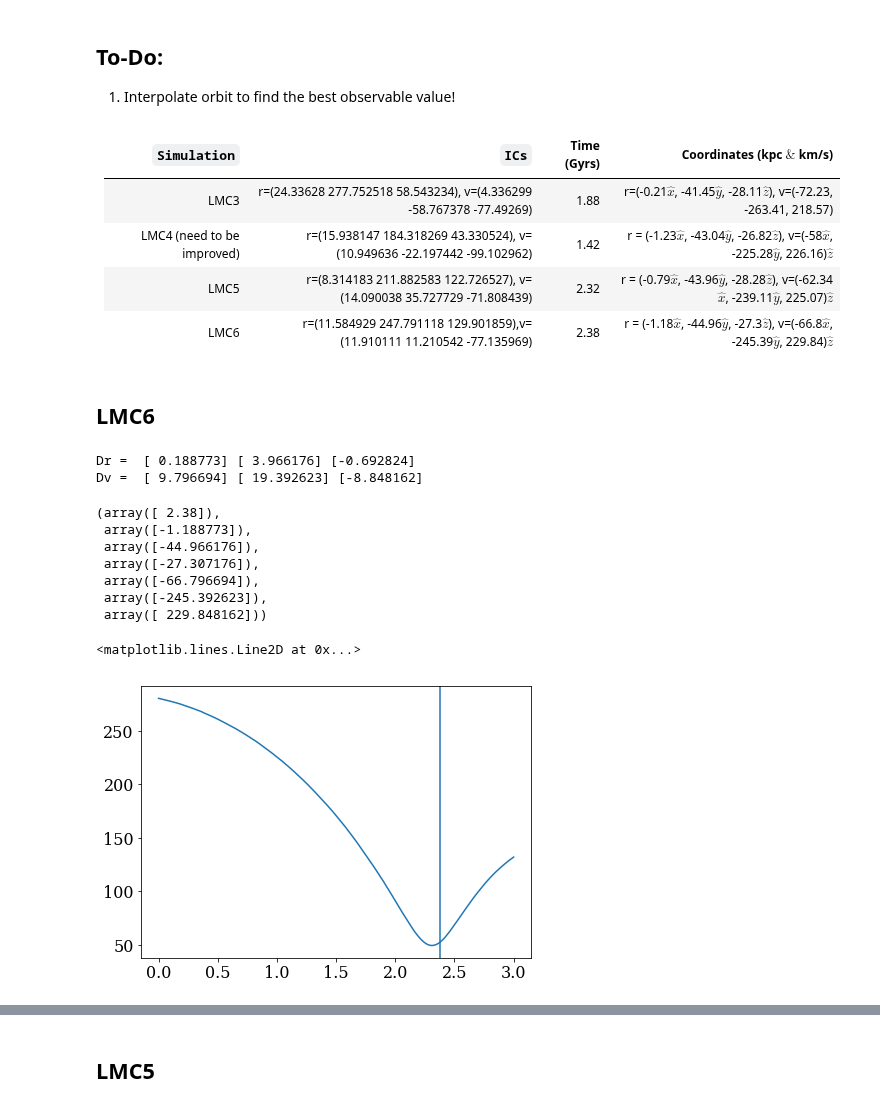
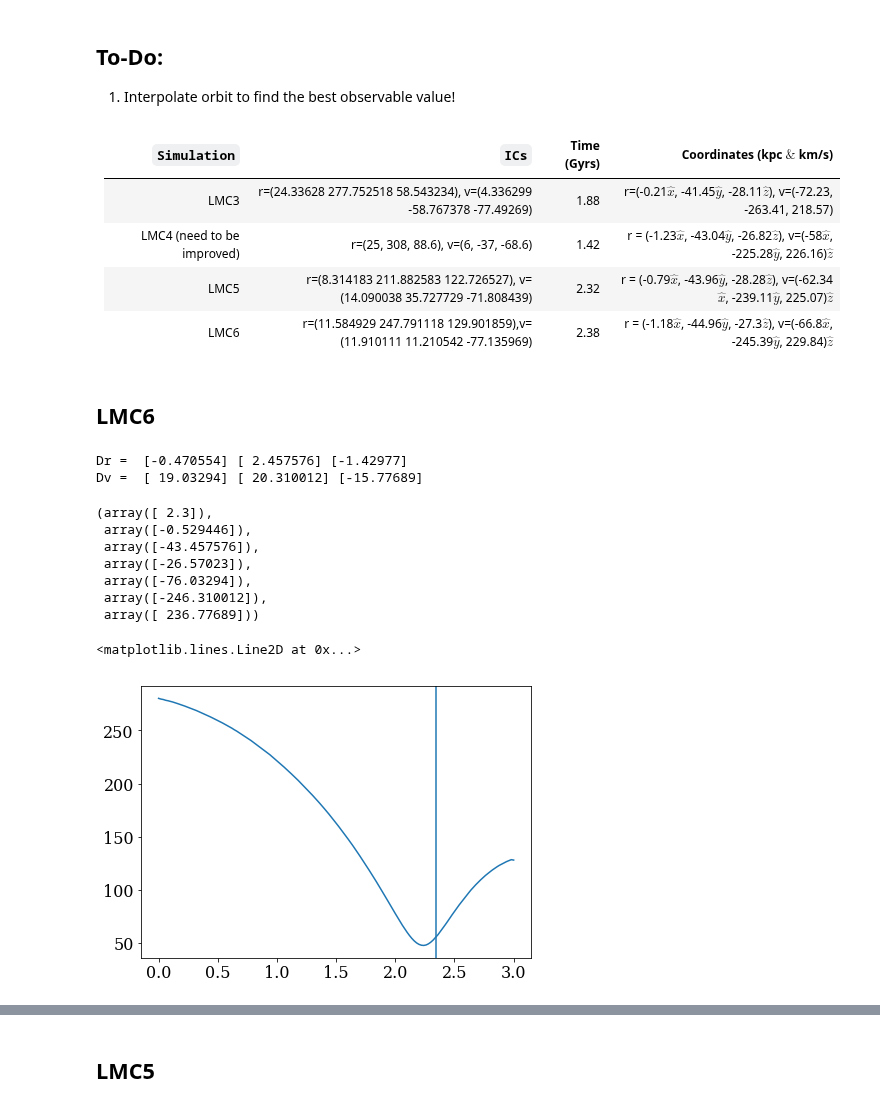
Before and after one commit to jngaravitoc/LMC-MW, a Jupyter notebook: code/LMC_orbit/LMC_orbits.ipynb, the cells around one changed output, grey strips where cells are left out. Cells and saved outputs as stored; diff of their text form; code cells hidden in the pictures.

Commit message:
LMC4 orbit + all orbits plots

```diff
--- a/code/LMC_orbit/LMC_orbits.ipynb
+++ b/code/LMC_orbit/LMC_orbits.ipynb
@@ -18,7 +18,7 @@ Populating the interactive namespace from numpy and matplotlib
 |`Simulation`| `ICs` | Time (Gyrs) | Coordinates (kpc $\&$ km/s)|
 |--------|---------|---------|--------|
 | LMC3 | r=(24.33628 277.752518 58.543234), v=(4.336299 -58.767378 -77.49269) | 1.88  | r=(-0.21$\hat{x}$, -41.45$\hat{y}$, -28.11$\hat{z}$), v=(-72.23, -263.41, 218.57) |
-| LMC4 (need to be improved) | r=(15.938147 184.318269 43.330524), v=(10.949636 -22.197442 -99.102962) | 1.42 | r = (-1.23$\hat{x}$, -43.04$\hat{y}$, -26.82$\hat{z}$), v=(-58$\hat{x}$, -225.28$\hat{y}$, 226.16)$\hat{z}$ |
+| LMC4 (need to be improved) | r=(25, 308, 88.6), v=(6, -37, -68.6) | 1.42 | r = (-1.23$\hat{x}$, -43.04$\hat{y}$, -26.82$\hat{z}$), v=(-58$\hat{x}$, -225.28$\hat{y}$, 226.16)$\hat{z}$ |
 | LMC5 |  r=(8.314183 211.882583 122.726527), v=(14.090038 35.727729 -71.808439)  | 2.32 | r = (-0.79$\hat{x}$, -43.96$\hat{y}$, -28.28$\hat{z}$), v=(-62.34$\hat{x}$, -239.11$\hat{y}$, 225.07)$\hat{z}$  |
 | LMC6 | r=(11.584929 247.791118 129.901859),v=(11.910111 11.210542 -77.135969) | 2.38 | r = (-1.18$\hat{x}$, -44.96$\hat{y}$, -27.3$\hat{z}$), v=(-66.8$\hat{x}$, -245.39$\hat{y}$, 229.84)$\hat{z}$ |
 # %%
@@ -57,25 +57,28 @@ def data_sat(snap_name):
 #Function that reads the N-body simulation orbit
 def reading_Nbody(snap_name):
     data = np.loadtxt('orbits/' + snap_name)
-    time = data[:,0]
-    Rgal = data[:,1]
-    x_sat= data[:,2]
-    y_sat = data[:,3]
-    z_sat = data[:,4]
-    x_gal = data[:,5]
-    y_gal = data[:,6]
-    z_gal = data[:,7]
-    Vgal = data[:,8]
+    #time = data[:,0]
+    #Rgal = data[:,1]
+    x_sat= data[:,6]
+    y_sat = data[:,7]
+    z_sat = data[:,8]
+    x_gal = data[:,0]
+    y_gal = data[:,1]
+    z_gal = data[:,2]
+    #Vgal = data[:,8]
     vx_sat = data[:,9]
     vy_sat = data[:,10]
     vz_sat = data[:,11]
-    vx_gal = data[:,12]
-    vy_gal = data[:,13]
-    vz_gal = data[:,14]
+    vx_gal = data[:,3]
+    vy_gal = data[:,4]
+    vz_gal = data[:,5]
+    Rgal= np.sqrt((x_sat-x_gal)**2 + (y_sat-y_gal)**2 + (z_sat-z_gal)**2)
+    Vgal= np.sqrt((vx_sat-vx_gal)**2 + (vy_sat-vy_gal)**2 + (vz_sat-vz_gal)**2)
 
-    return time, Rgal, x_sat, y_sat, z_sat, x_gal, y_gal, z_gal, Vgal, vx_sat, vy_sat, vz_sat, vx_gal, vy_gal, vz_gal
+    return Rgal, x_sat, y_sat, z_sat, x_gal, y_gal, z_gal, Vgal, vx_sat, vy_sat, vz_sat, vx_gal, vy_gal, vz_gal
 
-def best_values(t, x, y, z, vx, vy, vz):
+
+def best_values(x, y, z, vx, vy, vz):
     """
     Computes the closes value of the N-body orbit to the observed present day LMC positions
     and velocities.
@@ -101,6 +104,7 @@ def best_values(t, x, y, z, vx, vy, vz):
     dvx = vx_obs - vx[index]
     dvy = vy_obs - vy[index]
     dvz = vz_obs - vz[index]
+    t = np.linspace(0, 3, 151)
 
     print('Dr = ', dx, dy, dz)
     print('Dv = ', dvx, dvy, dvz)
@@ -109,22 +113,22 @@ def best_values(t, x, y, z, vx, vy, vz):
 # %% [markdown]
 ## LMC6
 # %%
-t6, R_gal6,  x_sat, y_sat, z_sat, x_gal, y_gal, z_gal, Vgal, vx_sat, vy_sat, vz_sat, vx_gal, vy_gal, vz_gal = reading_Nbody('LMC6_H1.txt')
-best_values(t6, x_sat-x_gal, y_sat-y_gal, z_sat-z_gal, vx_sat-vx_gal, vy_sat-vy_gal, vz_sat-vz_gal)
+R_gal6,  x_sat, y_sat, z_sat, x_gal, y_gal, z_gal, Vgal, vx_sat, vy_sat, vz_sat, vx_gal, vy_gal, vz_gal = reading_Nbody('LMC6_40Mb0_orbit.txt')
+best_values(x_sat-x_gal, y_sat-y_gal, z_sat-z_gal, vx_sat-vx_gal, vy_sat-vy_gal, vz_sat-vz_gal)
 # %% [output]
-Dr =  [ 0.188773] [ 3.966176] [-0.692824]
-Dv =  [ 9.796694] [ 19.392623] [-8.848162]
+Dr =  [-0.470554] [ 2.457576] [-1.42977]
+Dv =  [ 19.03294] [ 20.310012] [-15.77689]
-(array([ 2.38]),
- array([-1.188773]),
- array([-44.966176]),
- array([-27.307176]),
- array([-66.796694]),
- array([-245.392623]),
- array([ 229.848162]))
+(array([ 2.3]),
+ array([-0.529446]),
+ array([-43.457576]),
+ array([-26.57023]),
+ array([-76.03294]),
+ array([-246.310012]),
+ array([ 236.77689]))
 # %%
 figure(figsize=(7,5))
-plot(t6, R_gal6)
-axvline(2.38)
+plot(linspace(0, 3, 151), R_gal6)
+axvline(2.34)
 # %% [output]
 <matplotlib.lines.Line2D at 0x...>
-[figure, old version]
+[figure, new version]
```
Also changed, not shown: parts of 13 cells of this notebook, 1 other file.
